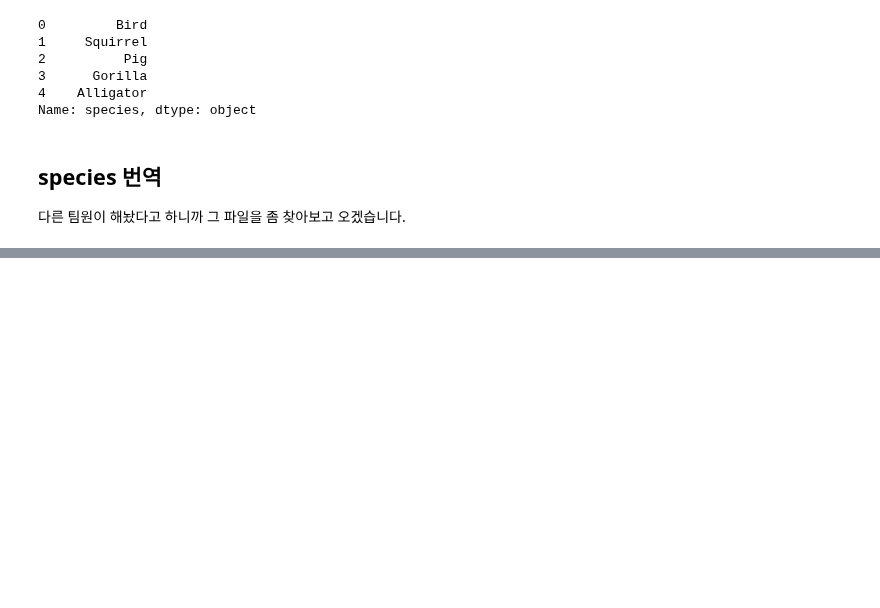
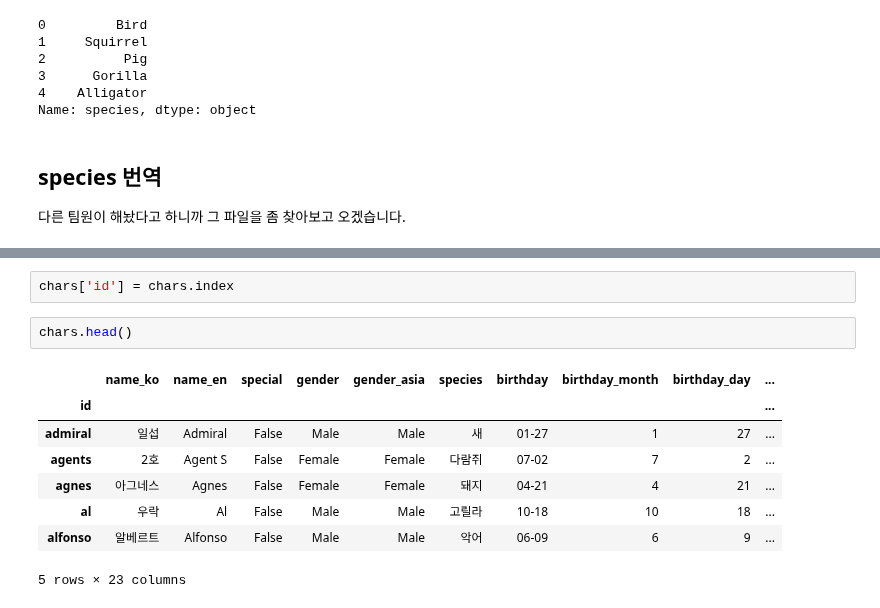
Before and after one commit to 200oki/200ok, a Jupyter notebook: da/fix-char.ipynb, the cells around one changed output, grey strips where cells are left out. Drawn from its saved outputs; the diff is of its cells as text; blank space fills up the shorter version.

```diff
--- a/da/fix-char.ipynb
+++ b/da/fix-char.ipynb
@@ -145,0 +287,13 @@ Name: species, dtype: object
+# %%
+chars['id'] = chars.index
+# %%
+chars.head()
+# %% [output]
+|  | name_ko | name_en | special | gender | gender_asia | species | birthday | birthday_month | birthday_day | ... |
+| id |  |  |  |  |  |  |  |  |  | ... |
+| admiral | 일섭 | Admiral | False | Male | Male | 새 | 01-27 | 1 | 27 | ... |
+| agents | 2호 | Agent S | False | Female | Female | 다람쥐 | 07-02 | 7 | 2 | ... |
+| agnes | 아그네스 | Agnes | False | Female | Female | 돼지 | 04-21 | 4 | 21 | ... |
+| al | 우락 | Al | False | Male | Male | 고릴라 | 10-18 | 10 | 18 | ... |
+| alfonso | 알베르트 | Alfonso | False | Male | Male | 악어 | 06-09 | 6 | 9 | ... |
+5 rows × 23 columns
```
Also changed, not shown: parts of 19 cells of this notebook.
